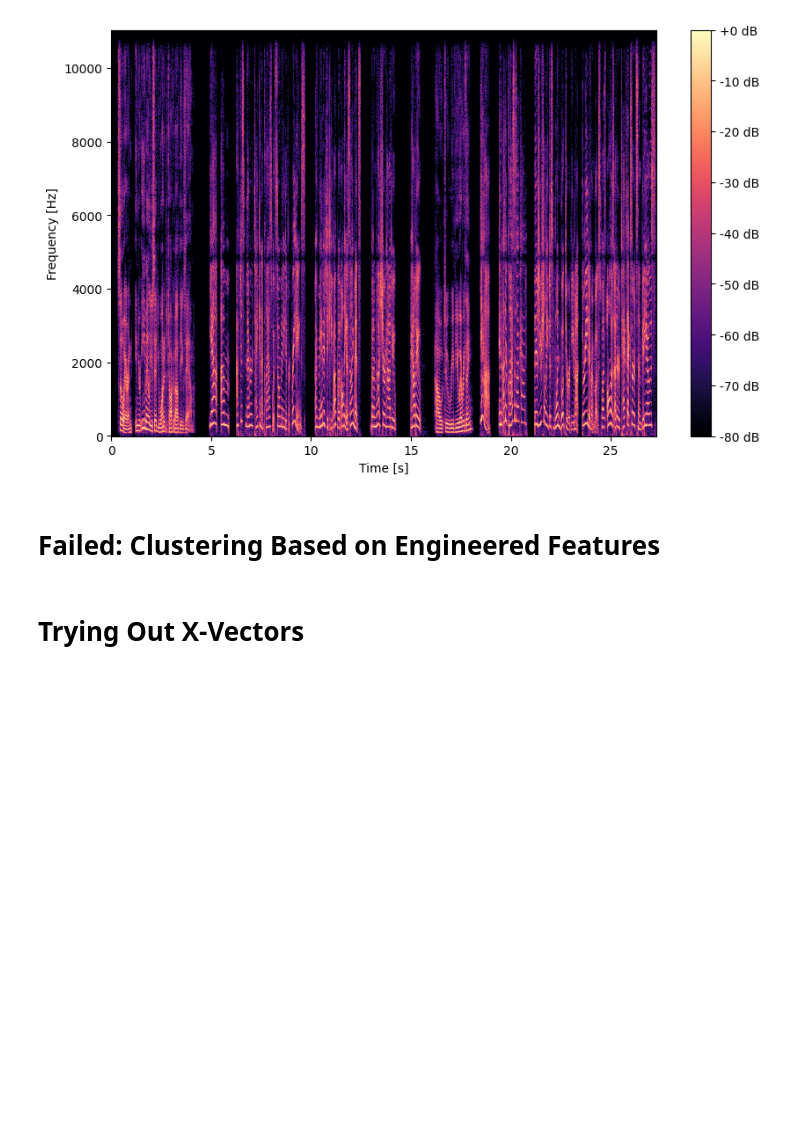
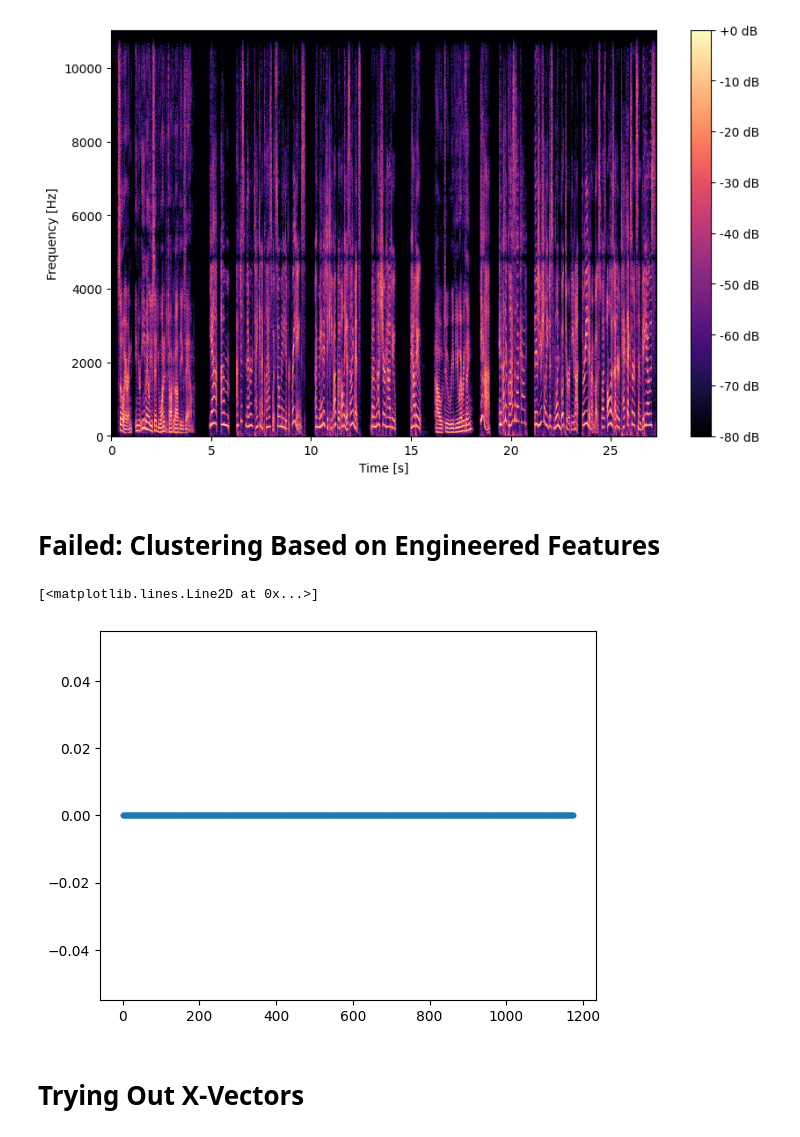
Before and after one commit to jottemka/ds-capstone-speakequal, a Jupyter notebook: jk_speak_equal.ipynb, the cells around one changed output. Saved outputs shown, nothing was run; the diff lists cells and outputs as text; code cells hidden in the pictures; blank space fills up the shorter version.

```diff
--- a/jk_speak_equal.ipynb
+++ b/jk_speak_equal.ipynb
@@ -33,7 +33,8 @@ plt.show()
 import librosa
 import numpy as np
 import pandas as pd
-from sklearn.cluster import AgglomerativeClustering, KMeans, MiniBatchKMeans, Birch
+from sklearn.cluster import AgglomerativeClustering, KMeans, MiniBatchKMeans, Birch, DBSCAN
+
 
 # Load the audio file
 y, sr = librosa.load('data/test.wav')
@@ -50,35 +51,38 @@ spectral_bandwidth = librosa.feature.spectral_bandwidth(y=y, sr=sr)
 spectral_contrast = librosa.feature.spectral_contrast(S=D, sr=sr)
 spectral_rolloff = librosa.feature.spectral_rolloff(y=y, sr=sr)
 zero_crossing_rate = librosa.feature.zero_crossing_rate(y=y)
-mfccs = librosa.feature.mfcc(S=librosa.power_to_db(np.abs(S)), sr=sr, n_mfcc=13)
+mfccs = librosa.feature.mfcc(S=librosa.power_to_db(np.abs(S)), sr=sr, n_mfcc=20)
 
 # Transpose features so that each row corresponds to a time frame
 spectral_centroid = spectral_centroid.T
 spectral_bandwidth = spectral_bandwidth.T
 spectral_contrast = spectral_contrast.T
 spectral_rolloff = spectral_rolloff.T
 zero_crossing_rate = zero_crossing_rate.T
 mfccs = mfccs.T
 
 # Create a DataFrame with all the features
 # We will use `pd.concat` to combine the features along the second axis (columns)
 df = pd.concat([
     pd.DataFrame(spectral_centroid, columns=['spectral_centroid']),
     pd.DataFrame(spectral_bandwidth, columns=['spectral_bandwidth']),
     pd.DataFrame(spectral_contrast, columns=[f'spectral_contrast_{i}' for i in range(spectral_contrast.shape[1])]),
     pd.DataFrame(spectral_rolloff, columns=['spectral_rolloff']),
     pd.DataFrame(zero_crossing_rate, columns=['zero_crossing_rate']),
     pd.DataFrame(mfccs, columns=[f'mfcc_{i+1}' for i in range(mfccs.shape[1])])
 ], axis=1)
 
 # Display the DataFrame
 #display(df)
 
 # Clustering
-clustering = KMeans(n_clusters=3).fit_predict(df)
+clustering = DBSCAN(eps=.5,min_samples=5,metric="cosine",n_jobs=-1).fit_predict(mfccs)
 
 # Plotting the results
 plt.plot(clustering, '.')
+# %% [output]
+[<matplotlib.lines.Line2D at 0x...>]
+[figure, added]
 # %% [markdown]
 # Trying Out X-Vectors
 # %%
```
Also changed, not shown: parts of 2 cells of this notebook, 4 other files.
